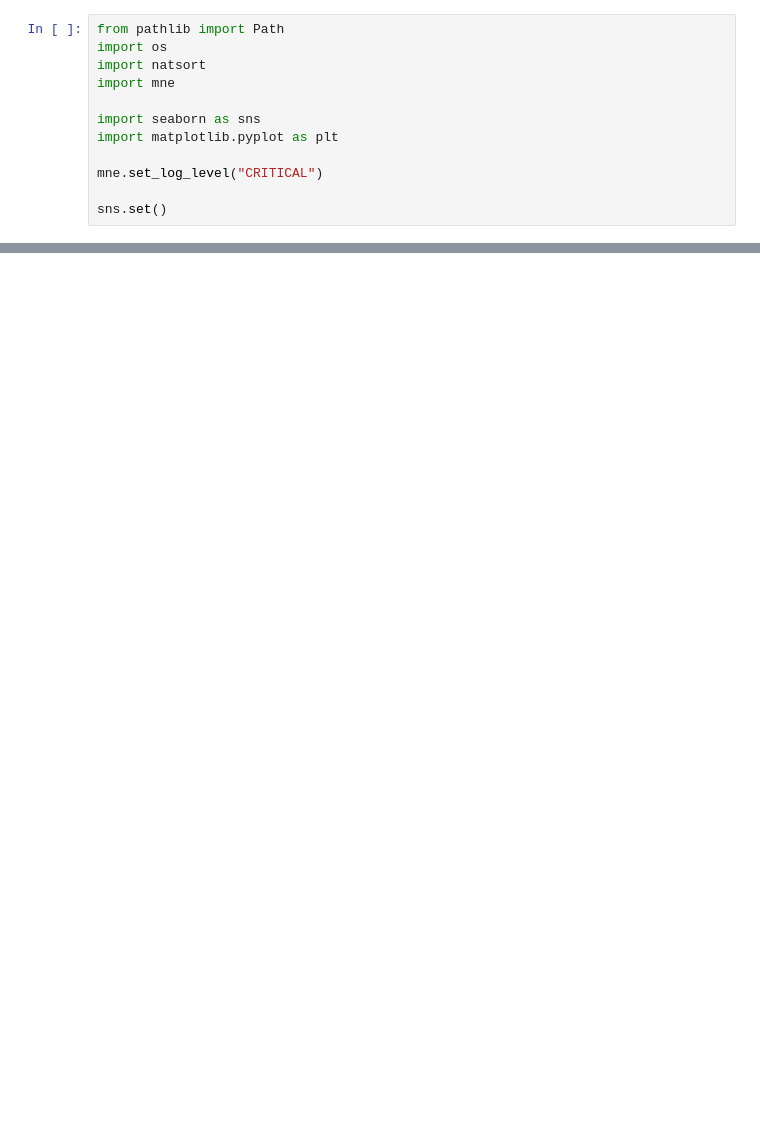
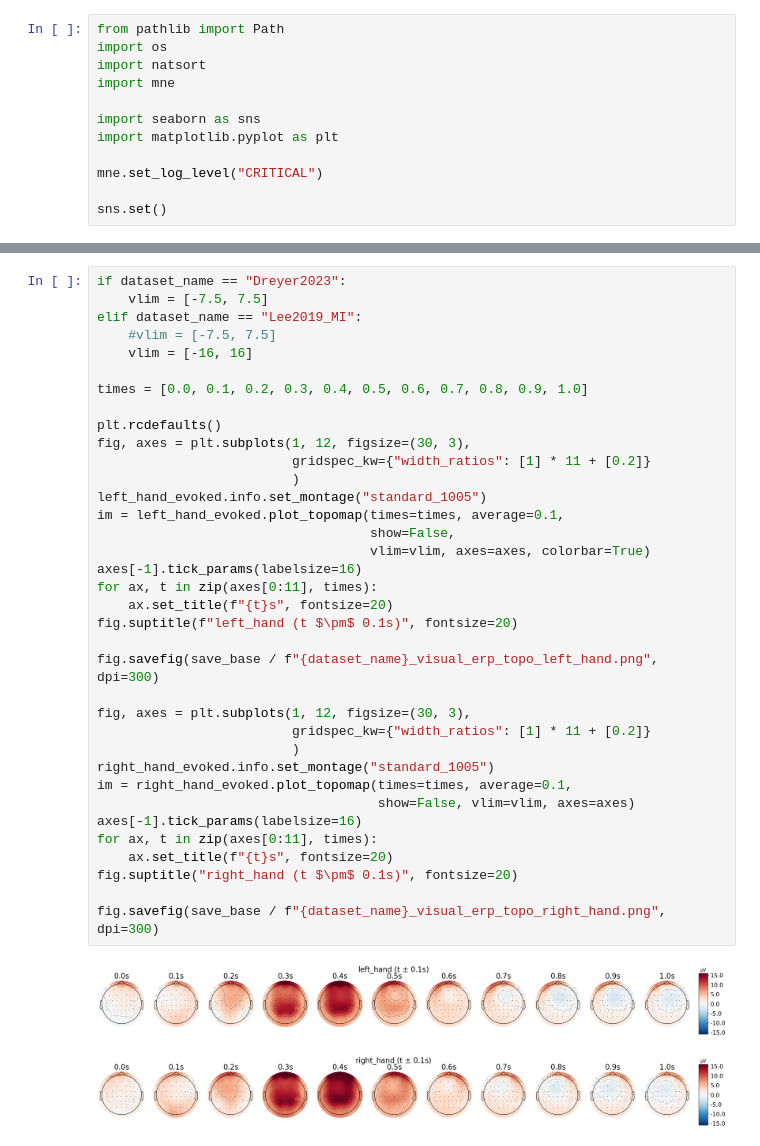
Before and after one commit to dtrocellier/MI_bci_epoch_window_influence, a Jupyter notebook: notebooks/visual-erp_all.ipynb, the cells around one changed output, grey strips where cells are left out. Cells and saved outputs as stored; diff of their text form; blank space fills up the shorter version.

```diff
--- a/notebooks/visual-erp_all.ipynb
+++ b/notebooks/visual-erp_all.ipynb
@@ -112,0 +103,39 @@ Text(0.5, 0.98, 'right_hand')
+# %%
+if dataset_name == "Dreyer2023":
+    vlim = [-7.5, 7.5]
+elif dataset_name == "Lee2019_MI":
+    #vlim = [-7.5, 7.5]
+    vlim = [-16, 16]
+
+times = [0.0, 0.1, 0.2, 0.3, 0.4, 0.5, 0.6, 0.7, 0.8, 0.9, 1.0]
+
+plt.rcdefaults()
+fig, axes = plt.subplots(1, 12, figsize=(30, 3),
+                         gridspec_kw={"width_ratios": [1] * 11 + [0.2]}
+                         )
+left_hand_evoked.info.set_montage("standard_1005")
+im = left_hand_evoked.plot_topomap(times=times, average=0.1,
+                                   show=False,
+                                   vlim=vlim, axes=axes, colorbar=True)
+axes[-1].tick_params(labelsize=16)
+for ax, t in zip(axes[0:11], times):
+    ax.set_title(f"{t}s", fontsize=20)
+fig.suptitle(f"left_hand (t $\pm$ 0.1s)", fontsize=20)
+
+fig.savefig(save_base / f"{dataset_name}_visual_erp_topo_left_hand.png", dpi=300)
+
+fig, axes = plt.subplots(1, 12, figsize=(30, 3),
+                         gridspec_kw={"width_ratios": [1] * 11 + [0.2]}
+                         )
+right_hand_evoked.info.set_montage("standard_1005")
+im = right_hand_evoked.plot_topomap(times=times, average=0.1,
+                                    show=False, vlim=vlim, axes=axes)
+axes[-1].tick_params(labelsize=16)
+for ax, t in zip(axes[0:11], times):
+    ax.set_title(f"{t}s", fontsize=20)
+fig.suptitle("right_hand (t $\pm$ 0.1s)", fontsize=20)
+
+fig.savefig(save_base / f"{dataset_name}_visual_erp_topo_right_hand.png", dpi=300)
+# %% [output]
+[figure, added]
+[figure, added]
```
Also changed, not shown: parts of 2 cells of this notebook, 6 other files.
